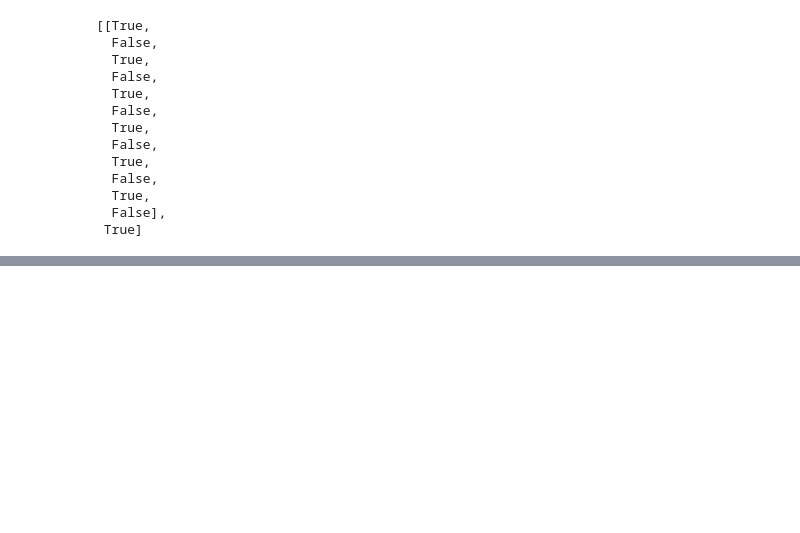
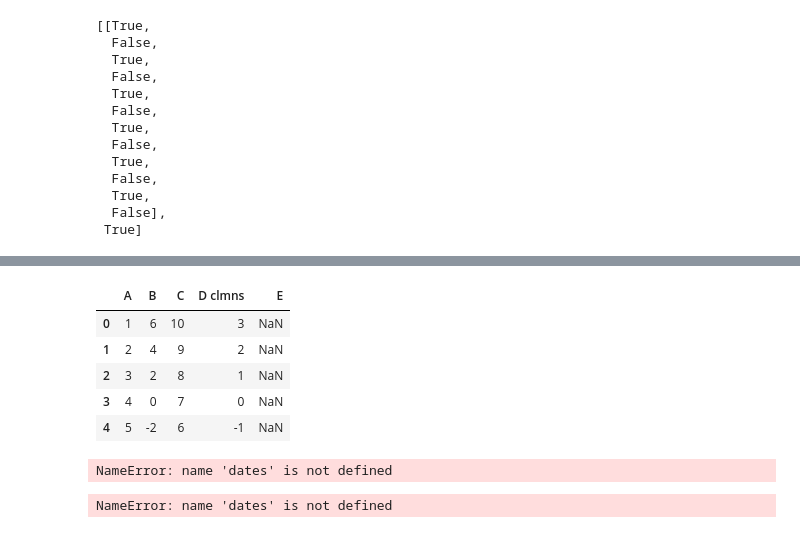
Before and after one commit to pcw11/2025-1-myclass-BDA, a Jupyter notebook: inclass/03w_A_mon_0324_dataframe_application.ipynb, the cells around one changed output, grey strips where cells are left out. Drawn from its saved outputs; the diff is of its cells as text; code cells hidden in the pictures; blank space fills up the shorter version.

```diff
--- a/inclass/03w_A_mon_0324_dataframe_application.ipynb
+++ b/inclass/03w_A_mon_0324_dataframe_application.ipynb
@@ -131,0 +286,7 @@ df2[ df2.index.str.contains('총') ]
+# %%
+import numpy as np
+import pandas as pd
+
+dates = pd.date_range("20240102", period=6)
+df = pd.DataFrame(np.arange(24).reshape(6, 4), index=dates)
+df
@@ -131,0 +295,6 @@ df2[ df2.index.str.contains('총') ]
+# %%
+df.columns = list('ABCD')
+df
+# %%
+s1 = pd.Series([1, 2, 3, 4, 5], index=pd.date_range("20240102", periods=5))
+s1
@@ -131,0 +309,10 @@ df2[ df2.index.str.contains('총') ]
+# %%
+df["E"] = s1
+df
+# %% [output]
+|  | A | B | C | D clmns | E |
+| 0 | 1 | 6 | 10 | 3 | NaN |
+| 1 | 2 | 4 | 9 | 2 | NaN |
+| 2 | 3 | 2 | 8 | 1 | NaN |
+| 3 | 4 | 0 | 7 | 0 | NaN |
+| 4 | 5 | -2 | 6 | -1 | NaN |
@@ -131,0 +322,10 @@ df2[ df2.index.str.contains('총') ]
+# %%
+df.loc[dates[1], 'B'] = 50
+df
+# %% [output]
+NameError: name 'dates' is not defined
+# %%
+df.at[dates[2], df.columns[2]] = 100
+df
+# %% [output]
+NameError: name 'dates' is not defined
```
Also changed, not shown: parts of 91 cells of this notebook.
